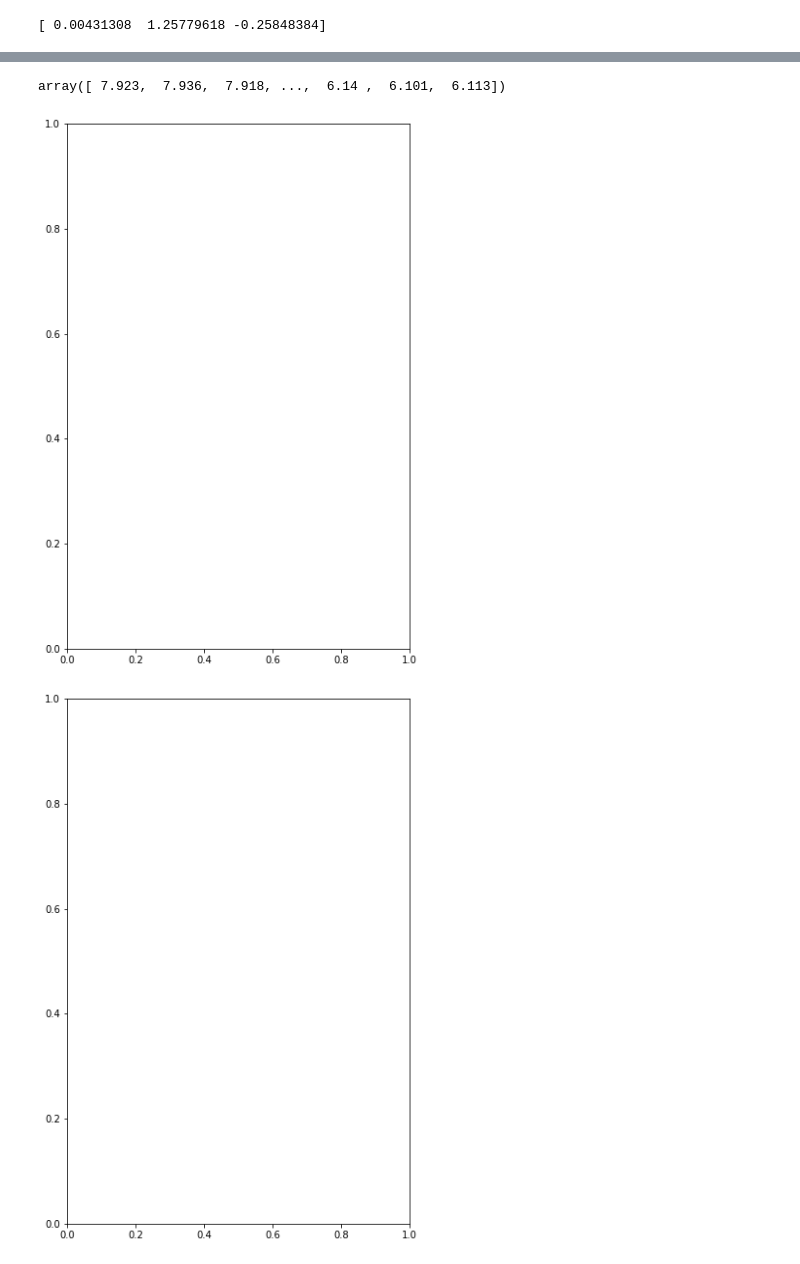
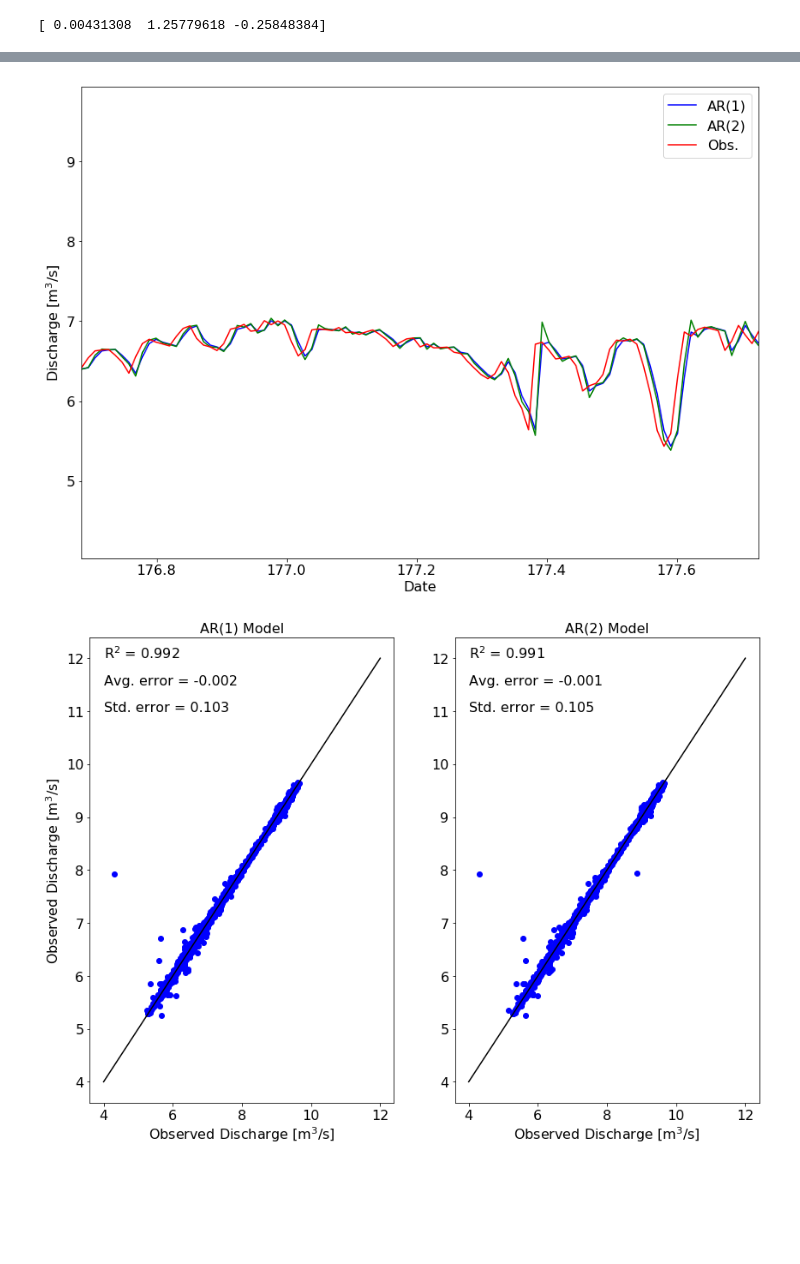
Before and after one commit to JakeGraham/Applied_Hydrologic_Modeling-, a Jupyter notebook: HW2/GRAHAM_GEOS_518_Problem_Set_2.ipynb, the cells around one changed output, grey strips where cells are left out. Saved outputs shown, nothing was run; the diff lists cells and outputs as text; code cells hidden in the pictures; blank space fills up the shorter version.

```diff
--- a/HW2/GRAHAM_GEOS_518_Problem_Set_2.ipynb
+++ b/HW2/GRAHAM_GEOS_518_Problem_Set_2.ipynb
@@ -153,42 +136,52 @@ array([ 4.30073869,  7.92183062,  7.93482377, ...,  6.10478808,
-# %%
-dtest
-# %% [output]
-array([ 7.923,  7.936,  7.918, ...,  6.14 ,  6.101,  6.113])
+# %%
+# zoomed in
+plt.figure(figsize=(14,10))
+plt.plot(DatesTest,DhatAR1,'b-')
+plt.plot(DatesTest,DhatAR2,'g-')
+plt.plot(DatesTest,dtest,'r-')
+plt.xlim([DatesTest[1600],DatesTest[1700]])
+plt.ylabel('Discharge [m${}^3$/s]',fontsize=16)
+plt.xlabel('Date',fontsize=16)
+plt.legend(('AR(1)','AR(2)','Obs.'),fontsize=16)
+ax = plt.gca()
+ax.tick_params('both',labelsize=16)
+plt.show()
+# %% [output]
+[figure, added]
 # %%
 # Compute the R^2 values for each prediction
 R2AR1  = np.corrcoef(DhatAR1,dtest)**2
 R2AR2  = np.corrcoef(DhatAR2,dtest)**2
 muAR1  = np.mean(DhatAR1-dtest)
 stdAR1 = np.std(DhatAR1-dtest)
 muAR2  = np.mean(DhatAR2-dtest)
 stdAR2 = np.std(DhatAR2-dtest)
 
 # Plot the AR(1) and AR(2) model results
 plt.figure(figsize=(14,10))
 plt.subplot(121)
 plt.plot(DhatAR1, dtest,'bo')
-plt.plot([20, 80], [20, 80], 'k-')
+plt.plot([4, 12], [4, 12], 'k-')
 plt.title('AR(1) Model',fontsize=16)
 plt.ylabel('Observed Discharge [m${}^3$/s]',fontsize=16)
 plt.xlabel('Observed Discharge [m${}^3$/s]',fontsize=16)
 ax = plt.gca()
 ax.tick_params('both',labelsize=16)
-ax.annotate('R${}^2$ = %.3f'%R2AR1[0,1], xy=(20,80), fontsize=16)
-ax.annotate('Avg. error = %.3f'%muAR1, xy=(20,78), fontsize=16)
-ax.annotate('Std. error = %.3f'%stdAR1, xy=(20,76), fontsize=16)
+ax.annotate('R${}^2$ = %.3f'%R2AR1[0,1], xy=(4, 12), fontsize=16)
+ax.annotate('Avg. error = %.3f'%muAR1, xy=(4, 11.5), fontsize=16)
+ax.annotate('Std. error = %.3f'%stdAR1, xy=(4, 11), fontsize=16)
 
 plt.subplot(122)
 plt.plot(DhatAR2, dtest,'bo')
-plt.plot([20, 80], [20, 80], 'k-')
+plt.plot([4, 12], [4, 12], 'k-')
 plt.title('AR(2) Model',fontsize=16)
 plt.xlabel('Observed Discharge [m${}^3$/s]',fontsize=16)
 ax = plt.gca()
 ax.tick_params('both',labelsize=16)
-ax.annotate('R${}^2$ = %.3f'%R2AR2[0,1], xy=(20,80), fontsize=16)
-ax.annotate('Avg. error = %.3f'%muAR2, xy=(20,78), fontsize=16)
-ax.annotate('Std. error = %.3f'%stdAR2, xy=(20,76), fontsize=16)
+ax.annotate('R${}^2$ = %.3f'%R2AR2[0,1], xy=(4, 12), fontsize=16)
+ax.annotate('Avg. error = %.3f'%muAR2, xy=(4, 11.5), fontsize=16)
+ax.annotate('Std. error = %.3f'%stdAR2, xy=(4, 11), fontsize=16)
 
 plt.show()
 # %% [output]
-[figure, old version]
+[figure, new version]
-[figure, removed]
```
Also changed, not shown: parts of 6 cells of this notebook.
